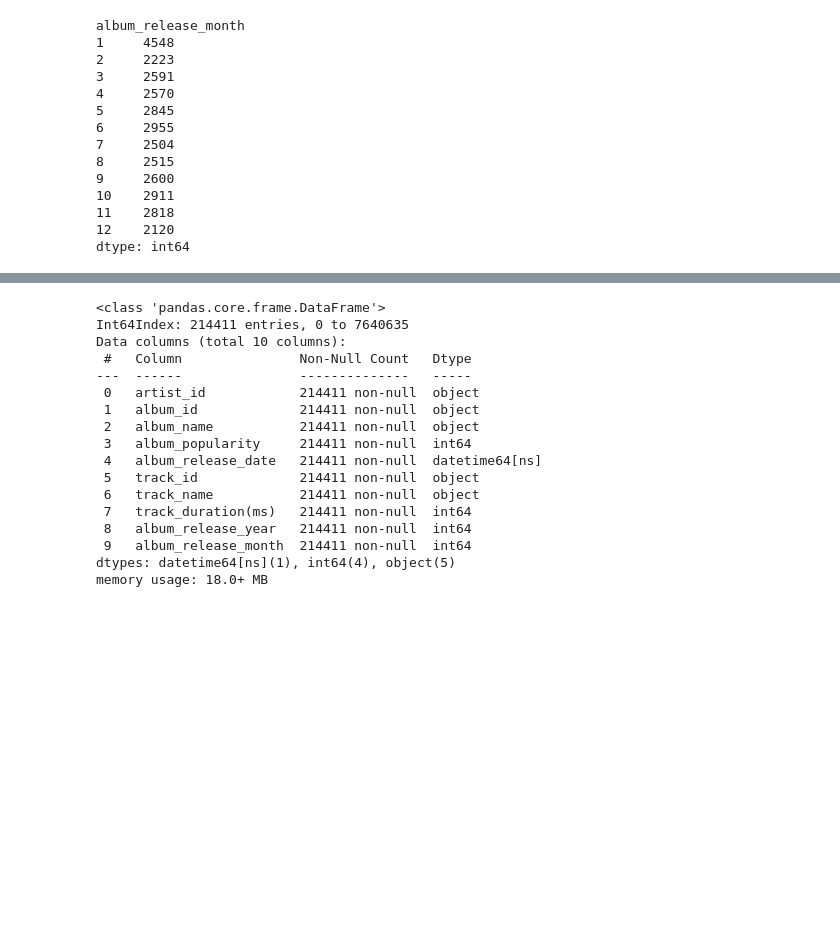
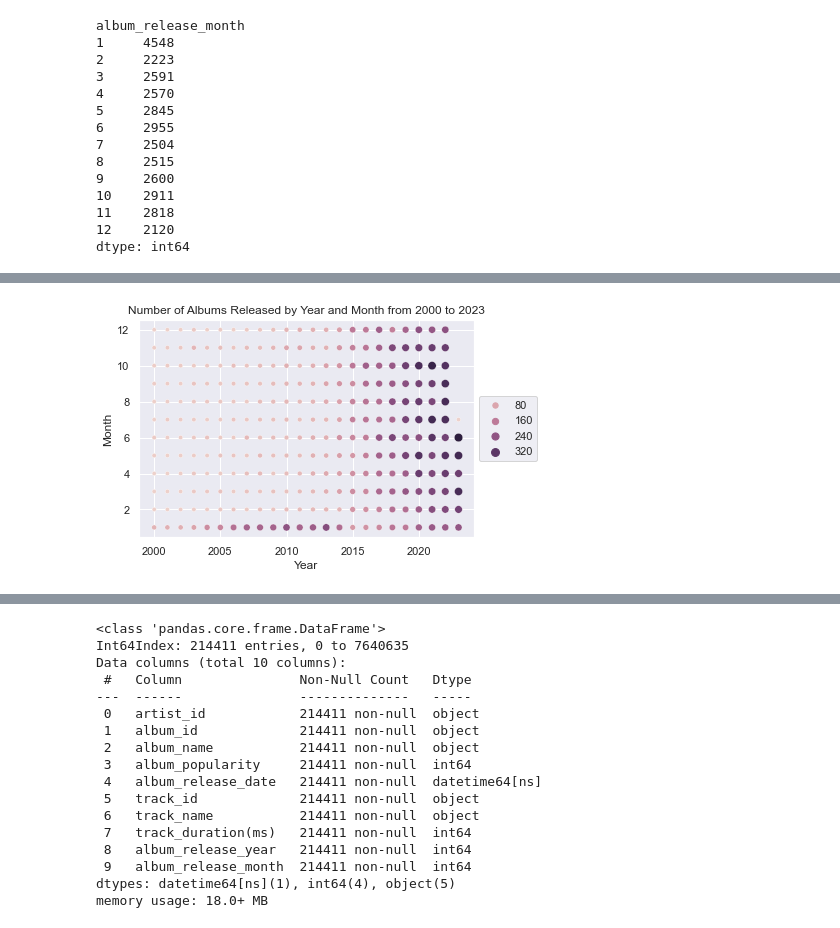
Before and after one commit to jjjjjooooo/music-analyzer, a Jupyter notebook: evaluation.ipynb, the cells around one changed output, grey strips where cells are left out. Saved outputs shown, nothing was run; the diff lists cells and outputs as text; code cells hidden in the pictures; blank space fills up the shorter version.

```diff
--- a/evaluation.ipynb
+++ b/evaluation.ipynb
@@ -150,3 +155,12 @@ plt.show()
+# %%
+sns.scatterplot(data=album_2000_to_2023, x='album_release_year', y='album_release_month', hue='Count', size='Count')
+plt.legend(loc='center left', bbox_to_anchor=(1, 0.5))
+plt.xlabel('Year')
+plt.ylabel('Month')
+plt.title('Number of Albums Released by Year and Month from 2000 to 2023')
+plt.show()
+# %% [output]
+[figure, added]
 # %%
 # Download track information for the albums
 #spotify.get_album_track()
```
Also changed, not shown: parts of 12 cells of this notebook, 2 other files.
